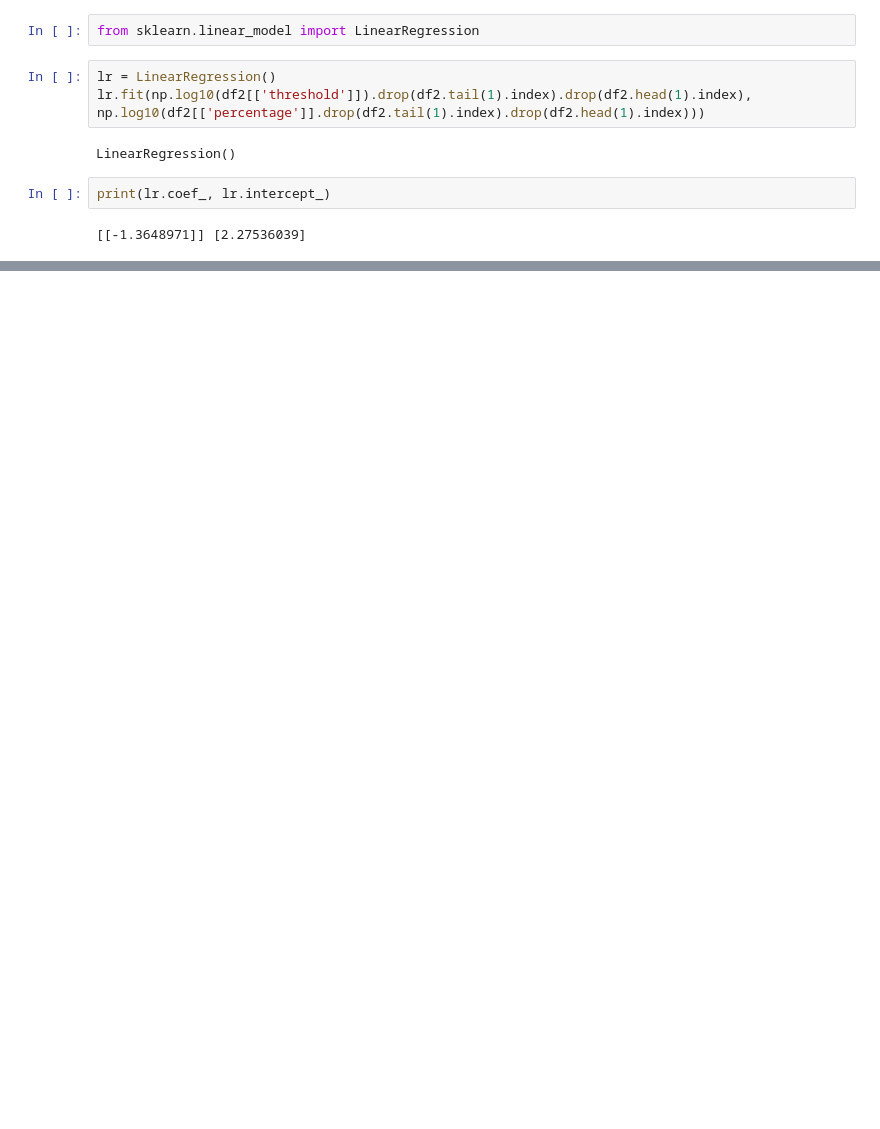
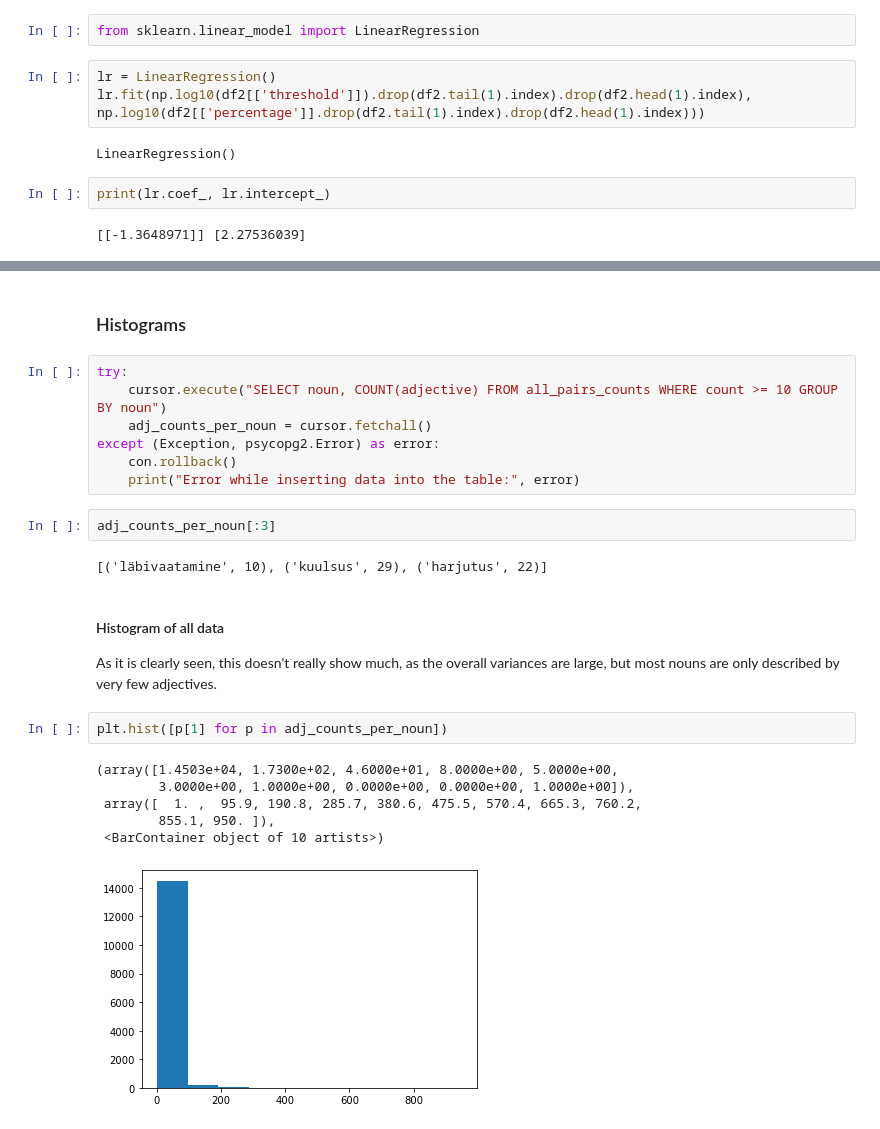
Before and after one commit to birgitsormus/noun-adj-classification, a Jupyter notebook: data exploration.ipynb, the cells around one changed output, grey strips where cells are left out. Saved outputs shown, nothing was run; the diff lists cells and outputs as text; blank space fills up the shorter version.

```diff
--- a/data exploration.ipynb
+++ b/data exploration.ipynb
@@ -210,0 +922,26 @@ fig
+# %% [markdown]
+### Histograms
+# %%
+try:
+    cursor.execute("SELECT noun, COUNT(adjective) FROM all_pairs_counts WHERE count >= 10 GROUP BY noun")
+    adj_counts_per_noun = cursor.fetchall()
+except (Exception, psycopg2.Error) as error:
+    con.rollback()
+    print("Error while inserting data into the table:", error)
+# %%
+adj_counts_per_noun[:3]
+# %% [output]
+[('läbivaatamine', 10), ('kuulsus', 29), ('harjutus', 22)]
+# %% [markdown]
+#### Histogram of all data
+
+As it is clearly seen, this doesn't really show much, as the overall variances are large, but most nouns are only described by very few adjectives.
+# %%
+plt.hist([p[1] for p in adj_counts_per_noun])
+# %% [output]
+(array([1.4503e+04, 1.7300e+02, 4.6000e+01, 8.0000e+00, 5.0000e+00,
+        3.0000e+00, 1.0000e+00, 0.0000e+00, 0.0000e+00, 1.0000e+00]),
+ array([  1. ,  95.9, 190.8, 285.7, 380.6, 475.5, 570.4, 665.3, 760.2,
+        855.1, 950. ]),
+ <BarContainer object of 10 artists>)
+[figure, added]
```
Also changed, not shown: parts of 93 cells of this notebook.
